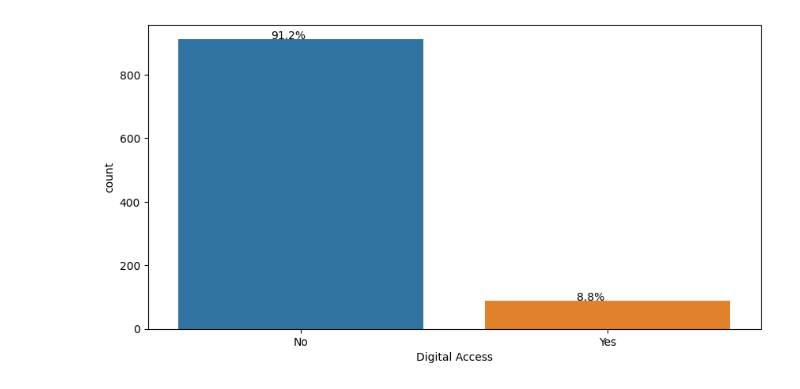
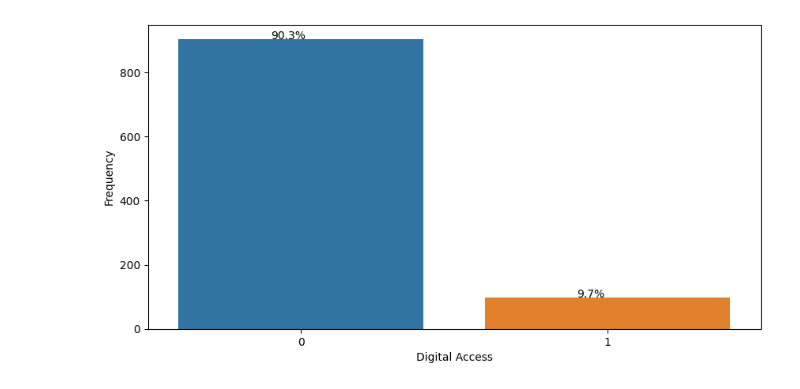
Before and after one commit to ejmasuncion/DSF10-Sprint1-Grp2, a Jupyter notebook: DataViz/Day_4_Lab.ipynb, the cells around one changed output. Saved outputs shown, nothing was run; the diff lists cells and outputs as text; code cells hidden in the pictures.

Commit message:
updated digital access graph and added mobile phone distribution

```diff
--- a/DataViz/Day_4_Lab.ipynb
+++ b/DataViz/Day_4_Lab.ipynb
@@ -8,6 +9,6 @@ import seaborn as sns
 # %%
 # Load the data
-data = pd.read_csv('../../micro_world.csv', engine='python')
+data = pd.read_csv('micro_world.csv', engine='python')
 # %%
 # Filter Philippine data
 philippine_data = data[
@@ -24,11 +17,6 @@ type(digital_grouped_data)
 # %%
-data['fin14'] = data['fin14a'] + data['fin14b']
-data
-
 #Filter mobile/internet access (FI access)
-data['has_digital access'] = data['fin14'].apply(
-    lambda x:1 if (x >= 1 and x <= 3) else 0
-)
+data['has_digital access'] = np.where(data[['fin14a', 'fin14b', 'fin5']].eq(1).any(axis = 1 ), 1, 0)
 
 digital_grouped_data = data.groupby(['economy','regionwb']).agg(
  with_digitalaccess=('has_digital access', 'sum'),
@@ -88,6 +59,2 @@ PH_data
-# %%
-data['Digital Access'] = data['has_digital access'].apply(
-    lambda x:'Yes' if (x >= 1 and x <= 3) else 'No'
-)
 # %%
 PH_data = data[data['economy']=='Philippines']
@@ -94,15 +76,18 @@ PH_data = data[data['economy']=='Philippines']
 # %%
-
-
 fig, ax = plt.subplots(figsize=(10, 5))
-sns.countplot(x='Digital Access', data=PH_data)
+sns.countplot(x='has_digital access', data=PH_data)
 # Annotate percentage
-total = len(PH_data['Digital Access'])
+total = len(PH_data['has_digital access'])
 for p in ax.patches:
     percentage = '{:.1f}%'.format(100 * p.get_height()/total)
     x = p.get_x() + p.get_width() - 0.5
     y = p.get_height() + 0.5
     ax.annotate(percentage, (x, y))
+
+# Set labels
+plt.xlabel('Digital Access')
+plt.ylabel('Frequency')
+
 plt.show()
 # %% [output]
-[figure, old version]
+[figure, new version]
```
Also changed, not shown: parts of 9 cells of this notebook.
